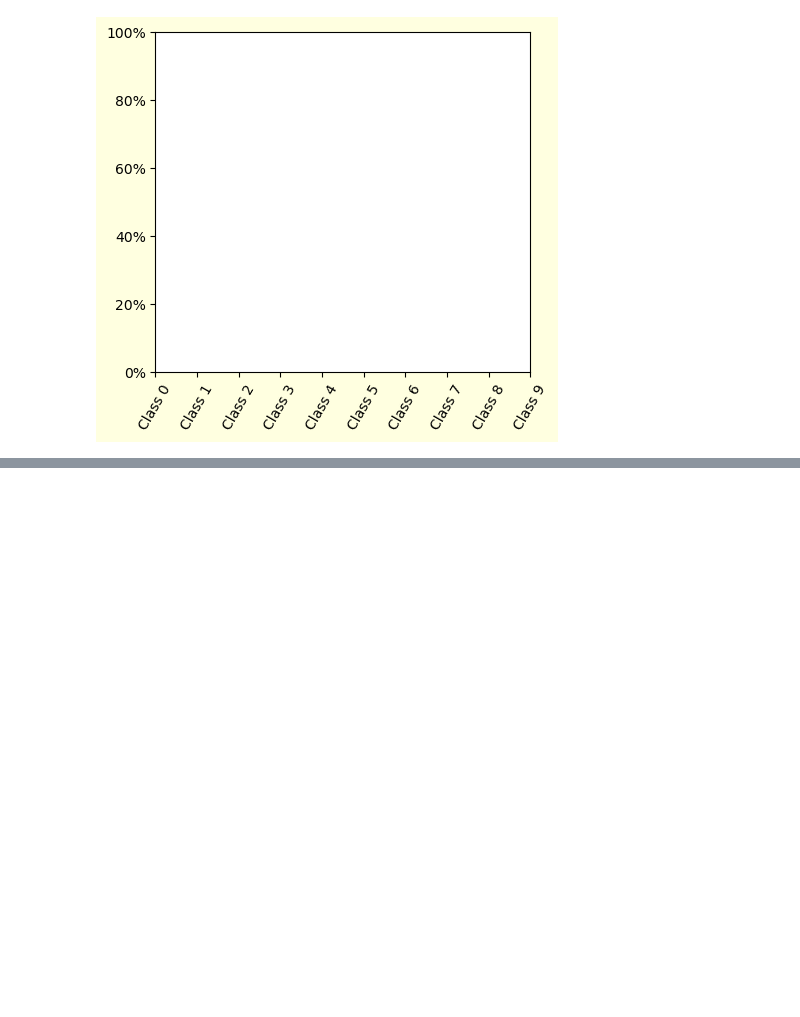
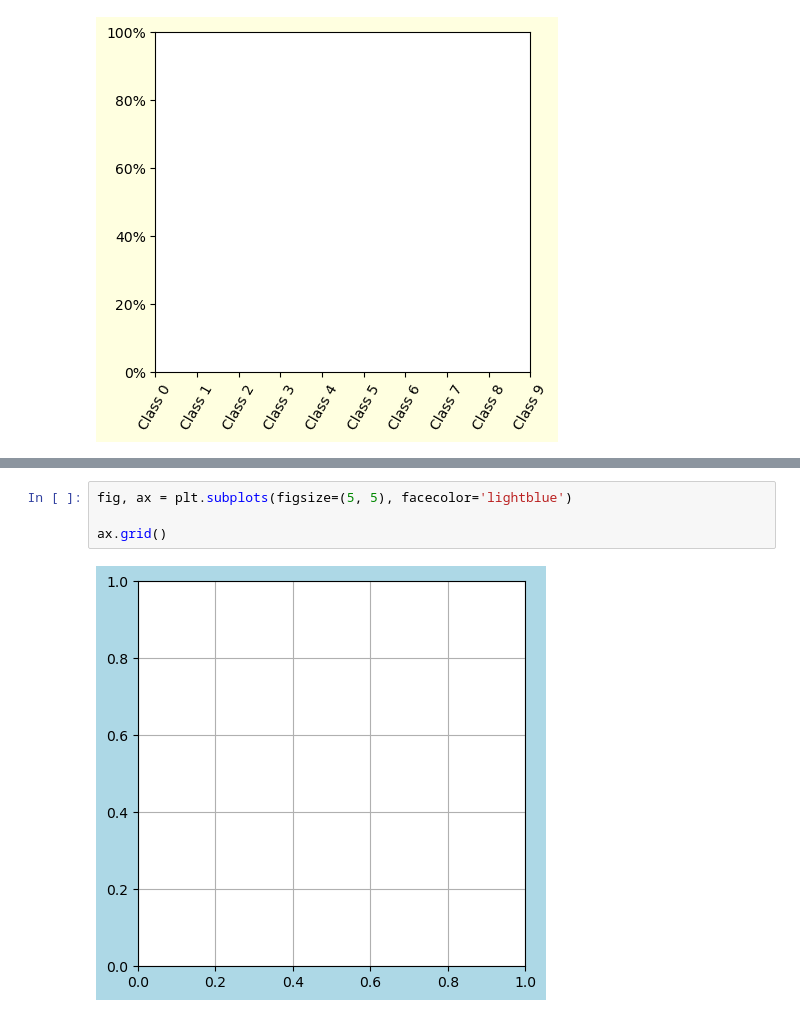
Before and after one commit to scarypillowz/Matplotlib, a Jupyter notebook: 그래프 ticks, grid.ipynb, the cells around one changed output, grey strips where cells are left out. Saved outputs shown, nothing was run; the diff lists cells and outputs as text; blank space fills up the shorter version.

Commit message:
기초(12) ax.grid

```diff
--- a/그래프 ticks, grid.ipynb
+++ b/그래프 ticks, grid.ipynb
@@ -203,0 +217,6 @@ ax.tick_params(which='minor', direction='in', length=5, labelsize=0)
+# %%
+fig, ax = plt.subplots(figsize=(5, 5), facecolor='lightblue')
+
+ax.grid()
+# %% [output]
+[figure, added]
```
Also changed, not shown: parts of 11 cells of this notebook.
